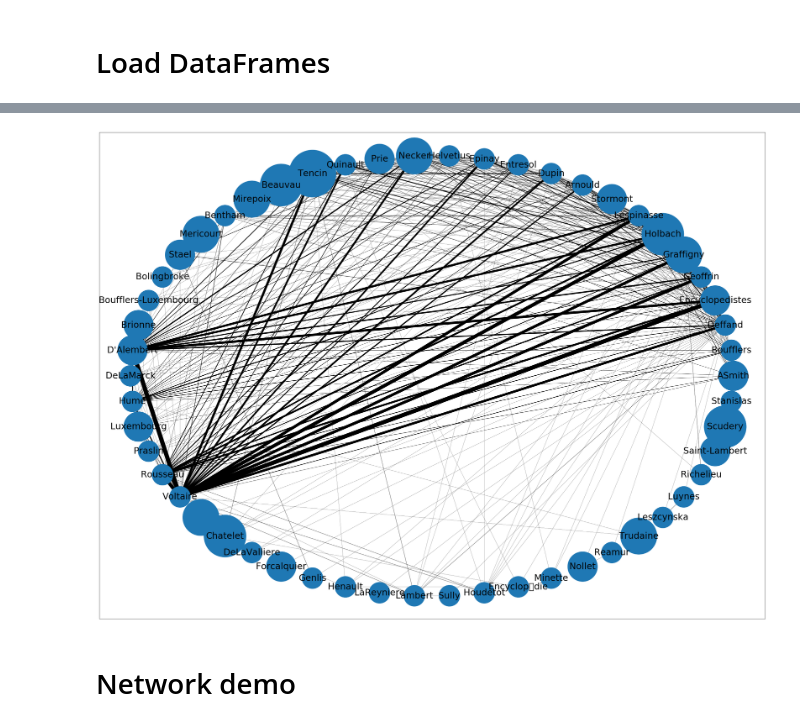
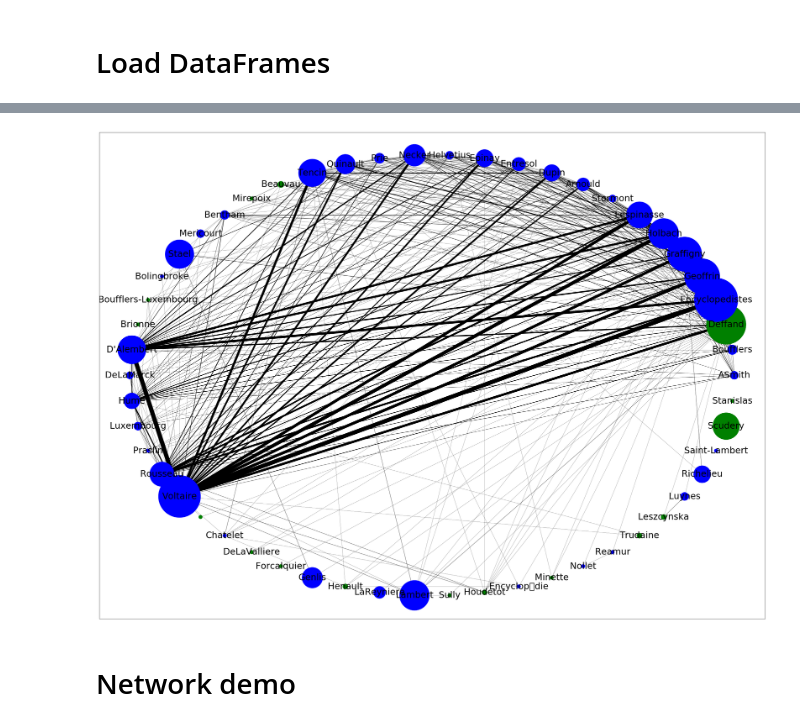
Before and after one commit to Scott-Sirk/Spring2020_VisualAnalytics, a Jupyter notebook: BasicNetwork.ipynb, the cells around one changed output, grey strips where cells are left out. Saved outputs shown, nothing was run; the diff lists cells and outputs as text; code cells hidden in the pictures.

Commit message:
network updates

```diff
--- a/BasicNetwork.ipynb
+++ b/BasicNetwork.ipynb
@@ -42,8 +44,10 @@ def create_pandas_edgelist(input_df, column):
             df_temp = pd.DataFrame(comma_sep_value, columns=["Source","Target"])
         df = df.append(df_temp, ignore_index=True)
 
+    df = df.groupby(['Source','Target']).size().reset_index()
+    df = df.rename({0: "Pair Counts"}, axis=1)
+
     return df
 
 df_edgelist = create_pandas_edgelist(input_df=df_raw, column="EgoNetworksCombined")
-df_edgelist = df_edgelist.groupby(['Source','Target']).size().reset_index()
-df_edgelist = df_edgelist.rename({0: "Counts"}, axis=1)
+df_edgelist[:10]
@@ -60,0 +126,8 @@ memory usage: 10.3+ KB
+# %%
+ego_network_counts_df = df_egonetworkscombined.groupby(["EgoNetworksCombined"])["EgoNetworksCombined"].count()
+ego_network_counts_df = pd.DataFrame(ego_network_counts_df)
+ego_network_counts_df = ego_network_counts_df.rename(columns={"EgoNetworksCombined" : "Ego Network Count"})
+
+# merge counts with edge list
+df_edgelist = df_edgelist.merge(ego_network_counts_df, how="left", left_on="Source", right_on="EgoNetworksCombined")
+df_edgelist[:10]
@@ -61,32 +146,67 @@ memory usage: 10.3+ KB
 # %%
+# extract edges from dataframe
 G = nx.from_pandas_edgelist(
     df=df_edgelist,
     source="Source",
     target="Target",
-    edge_attr="Counts"
+    edge_attr=["Pair Counts","Ego Network Count"],
 )
-durations = [i['Counts'] for i in dict(G.edges).values()]
-durations = np.array(durations) / 3
-# durations = np.log1p(durations)
-# durations = np.log(durations)
 
+# edge weights
+edge_weight = [i['Pair Counts'] for i in dict(G.edges).values()]
+edge_weight = np.array(edge_weight) / 3
+# edge_weight = np.log1p(edge_weight)
+# edge_weight = np.log(edge_weight)
+
+# determine colors for Gender
+color_map = []
+for ego, gender in zip(df_attribute["EgoNetworksCombined"], df_attribute["Majority Attribute"]):
+    if gender == "Male":
+        color_map.append('blue')
+    else:
+        color_map.append('green')
+
+# color map
+color_map = {}
+for i in G.nodes():
+    try:
+        gender = np.unique(df_attribute[df_attribute["EgoNetworksCombined"] == i]["Majority Attribute"])[0]
+        if gender == "Male":
+            color_map[i] = "blue"
+        else:
+            color_map[i] = "green"
+    except:
+        color_map[i] = "Male"
+color_map = list(color_map.values())
+
+# node size
+node_size = {}
+for i in G.nodes():
+    try:
+        node_size[i] = np.unique(df_edgelist[df_edgelist["Source"] == i]["Ego Network Count"])[0] * 150
+    except:
+        node_size[i] = 1 * 150
+node_size = list(node_size.values())
+
+# labels
 labels = [i for i in dict(G.nodes).keys()]
 labels = {i:i for i in dict(G.nodes).keys()}
 
+# make network
 fig, ax = plt.subplots(figsize=(40,30))
 pos = nx.circular_layout(G, scale=5)
-# pos = nx.kamada_kawai_layout(G, scale=5)
 
 nx.draw_networkx_nodes(
     G,
     pos,
     ax=ax,
-    node_size=df_edgelist["Counts"].values * 5000
+    node_size=node_size,
+    node_color=color_map
 )
-nx.draw_networkx_edges(G, pos, width=durations, ax=ax)
+nx.draw_networkx_edges(G, pos, width=edge_weight, ax=ax)
 _ = nx.draw_networkx_labels(G, pos, labels, ax=ax, font_size=30)
 # %% [output]
-[figure, old version]
+[figure, new version]
 # %% [markdown]
 # Network demo
 # %%
```
Also changed, not shown: parts of 8 cells of this notebook, 1 other file.
